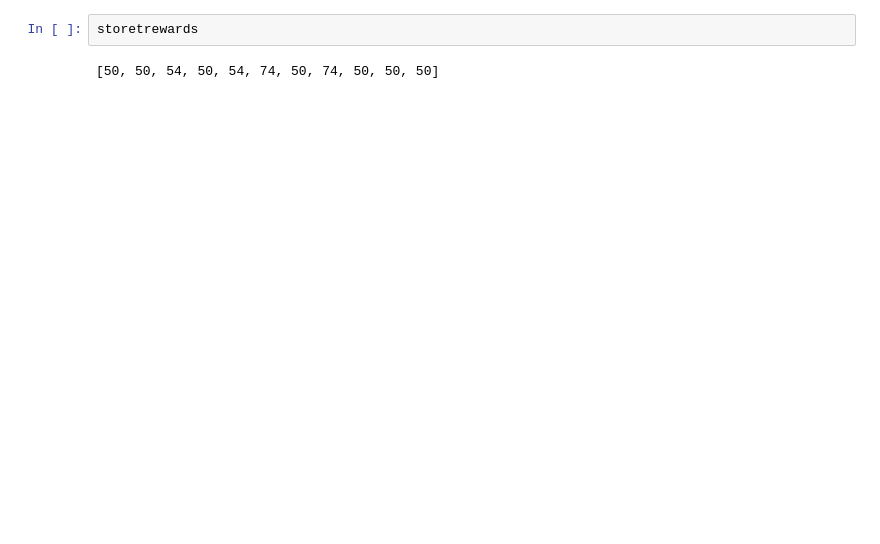
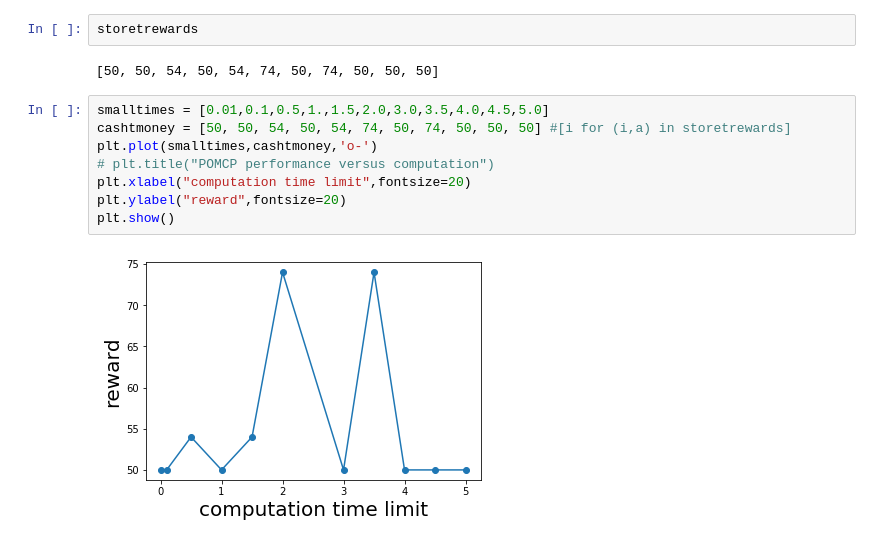
Before and after one commit to pamop/pomdp-teaching, a Jupyter notebook: tamagotchi-pomcp.ipynb, the cells around one changed output. Drawn from its saved outputs; the diff is of its cells as text; blank space fills up the shorter version.

```diff
--- a/tamagotchi-pomcp.ipynb
+++ b/tamagotchi-pomcp.ipynb
@@ -949,3 +916,13 @@ plt.show()
 storetrewards
 # %% [output]
 [50, 50, 54, 50, 54, 74, 50, 74, 50, 50, 50]
+# %%
+smalltimes = [0.01,0.1,0.5,1.,1.5,2.0,3.0,3.5,4.0,4.5,5.0]
+cashtmoney = [50, 50, 54, 50, 54, 74, 50, 74, 50, 50, 50] #[i for (i,a) in storetrewards]
+plt.plot(smalltimes,cashtmoney,'o-')
+# plt.title("POMCP performance versus computation")
+plt.xlabel("computation time limit",fontsize=20)
+plt.ylabel("reward",fontsize=20)
+plt.show()
+# %% [output]
+[figure, added]
```
Also changed, not shown: parts of 14 cells of this notebook, 12 other files.
